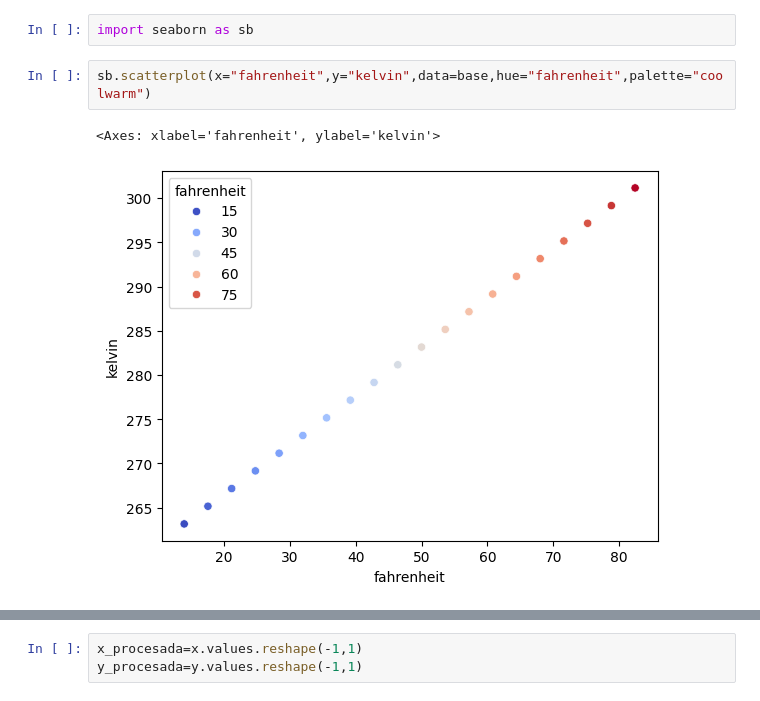
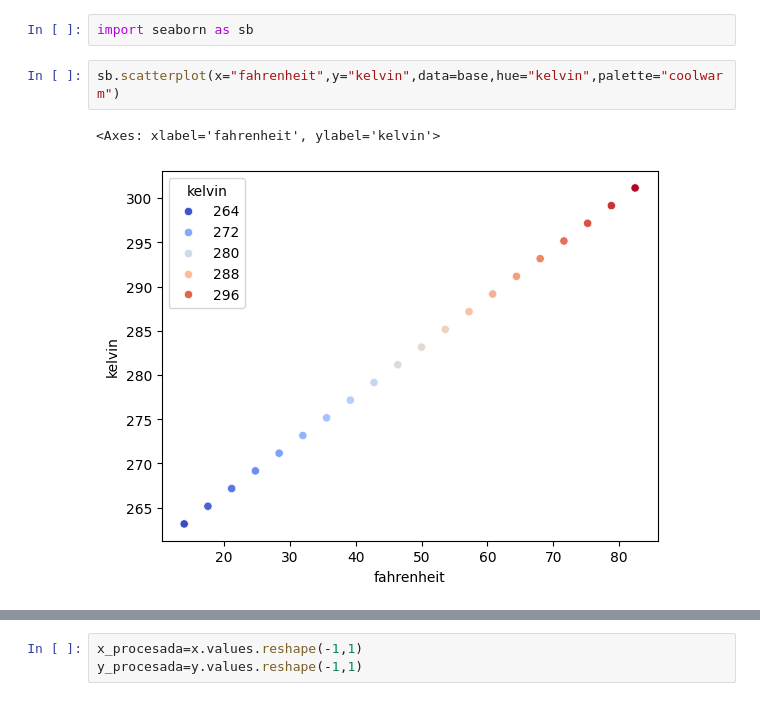
Before and after one commit to Mind0T/Entreno-code, a Jupyter notebook: python/inteligenciaArtificialDom/PrimerModelo/repaso.ipynb, the cells around one changed output, grey strips where cells are left out. Saved outputs shown, nothing was run; the diff lists cells and outputs as text.

```diff
--- a/python/inteligenciaArtificialDom/PrimerModelo/repaso.ipynb
+++ b/python/inteligenciaArtificialDom/PrimerModelo/repaso.ipynb
@@ -49,10 +26,10 @@ base.head(10)
 # %%
 import seaborn as sb
 # %%
-sb.scatterplot(x="fahrenheit",y="kelvin",data=base,hue="fahrenheit",palette="coolwarm")
+sb.scatterplot(x="fahrenheit",y="kelvin",data=base,hue="kelvin",palette="coolwarm")
 # %% [output]
 <Axes: xlabel='fahrenheit', ylabel='kelvin'>
-[figure, old version]
+[figure, new version]
 # %%
 x=base["fahrenheit"]
 y=base["kelvin"]
```
Also changed, not shown: parts of 11 cells of this notebook, 2 other files.
